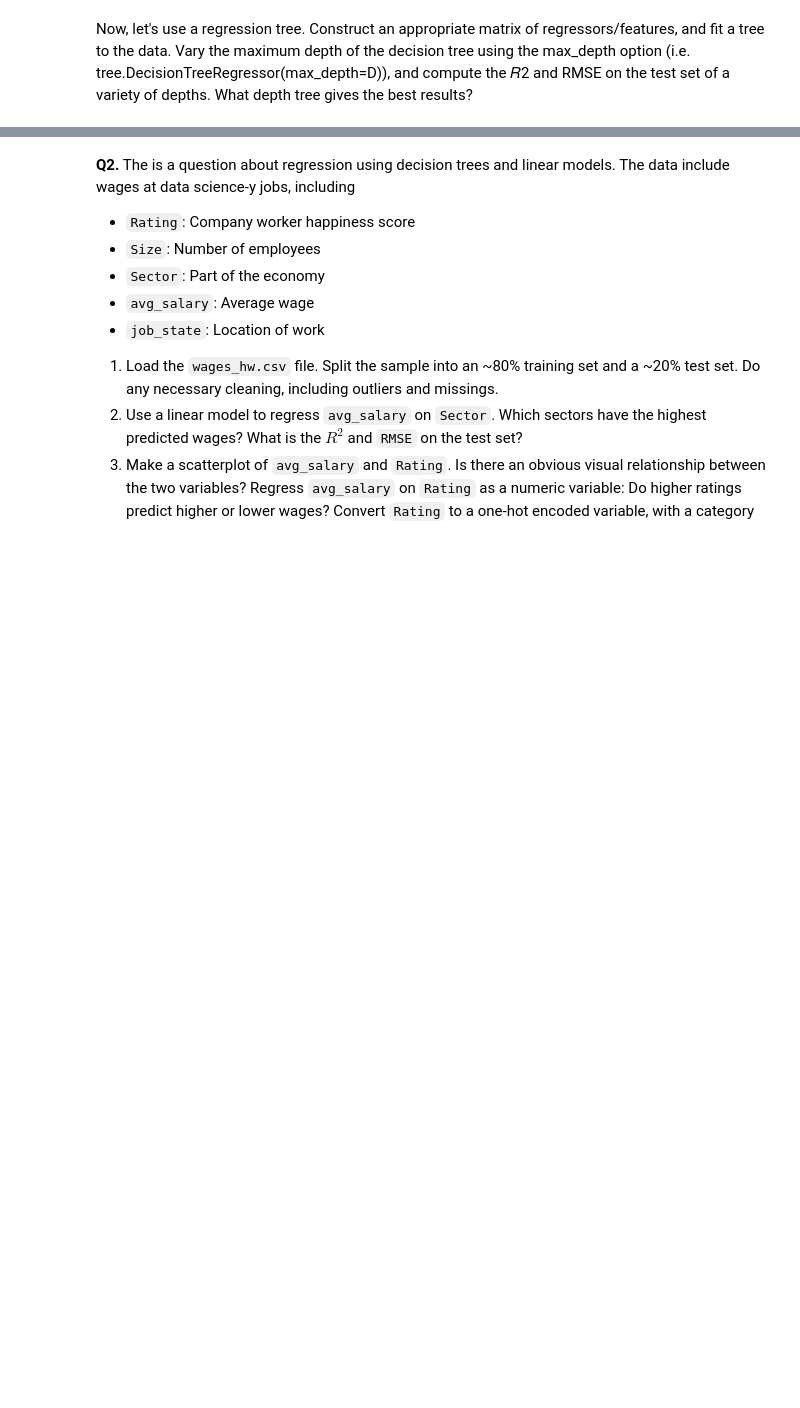
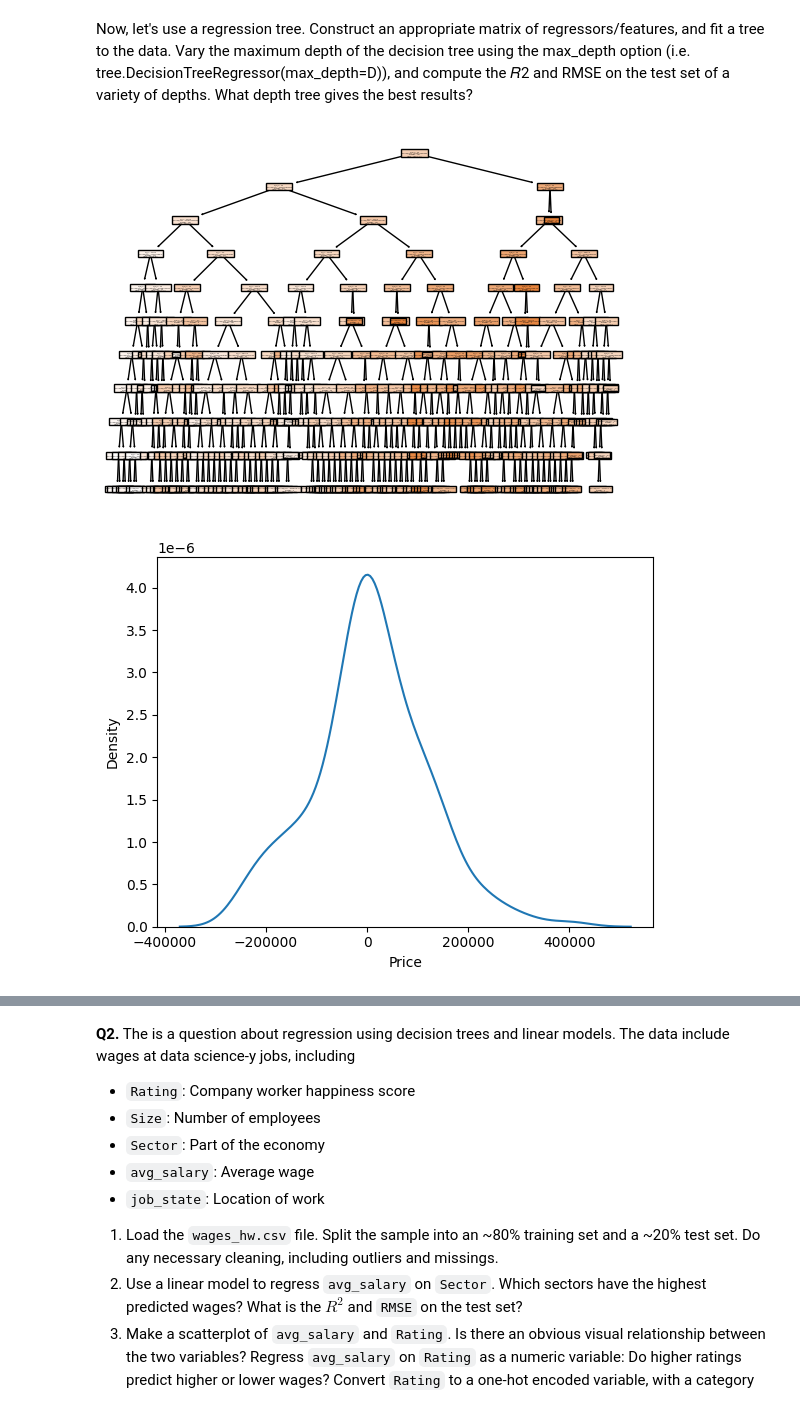
Before and after one commit to uvavmc7ht/assignment4, a Jupyter notebook: assignment4.ipynb, the cells around one changed output, grey strips where cells are left out. Cells and saved outputs as stored; diff of their text form; code cells hidden in the pictures; blank space fills up the shorter version.

```diff
--- a/assignment4.ipynb
+++ b/assignment4.ipynb
@@ -233,3 +231,36 @@ plt.show()
 It looks like kia is the expensive car brand, looking at the far right
 # %% [markdown]
 Now, let's use a regression tree. Construct an appropriate matrix of regressors/features, and fit a tree to the data. Vary the maximum depth of the decision tree using the max_depth option (i.e. tree.DecisionTreeRegressor(max_depth=D)), and compute the  𝑅2  and RMSE on the test set of a variety of depths. What depth tree gives the best results?
+# %%
+## Decision Trees sample code:
+from sklearn import tree
+
+model = tree.DecisionTreeRegressor(max_depth=10) # Fit the classifier
+cart = model.fit(X_train, y_train)
+tree.plot_tree(cart,filled=True)
+plt.show()
+
+## Make Predictions on the Test Set
+y_hat_cart = cart.predict(X_test)
+residuals_cart = y_test - y_hat_cart
+
+## Residual plot:
+sns.kdeplot(residuals_cart)
+plt.show()
+
+## True versus predicted plot:
+plt.scatter(x=y_hat_cart,y=y_test)
+plt.title('Predicted vs. Actual Values')
+plt.show()
+
+
+## Metrics:
+N_test = len(y_test)
+TSS = np.sum( (y_test - y_train.mean())**2 )
+SSE_cart = np.sum( (y_test-y_hat_cart)**2 )
+MSE_cart = (1/N_test)*np.sum( (y_test-y_hat_cart)**2 )
+RMSE_cart = (SSE_cart/N_test)**(1/2)
+R2_cart = 1 - SSE_cart/TSS
+# %% [output]
+[figure, added]
+[figure, added]
```
Also changed, not shown: parts of 1 cell of this notebook.
